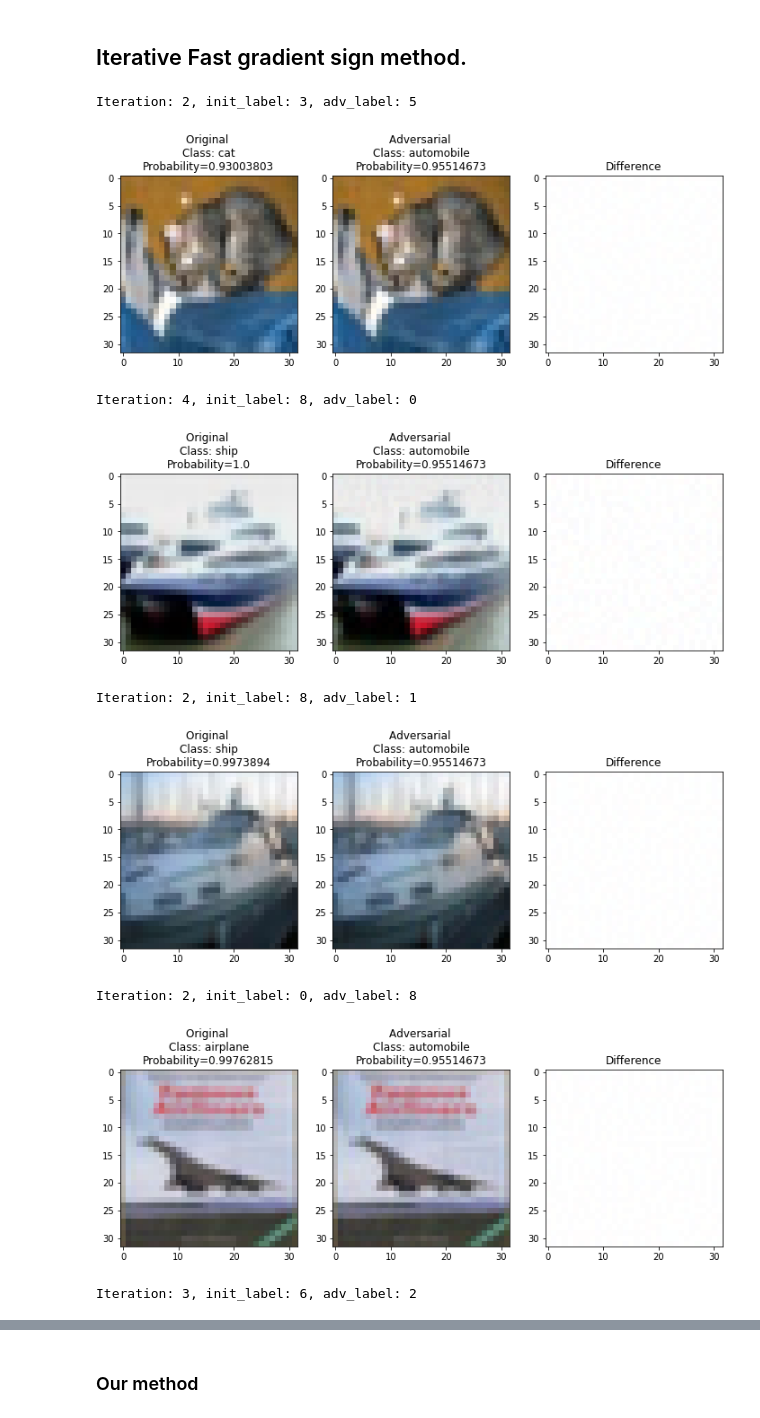
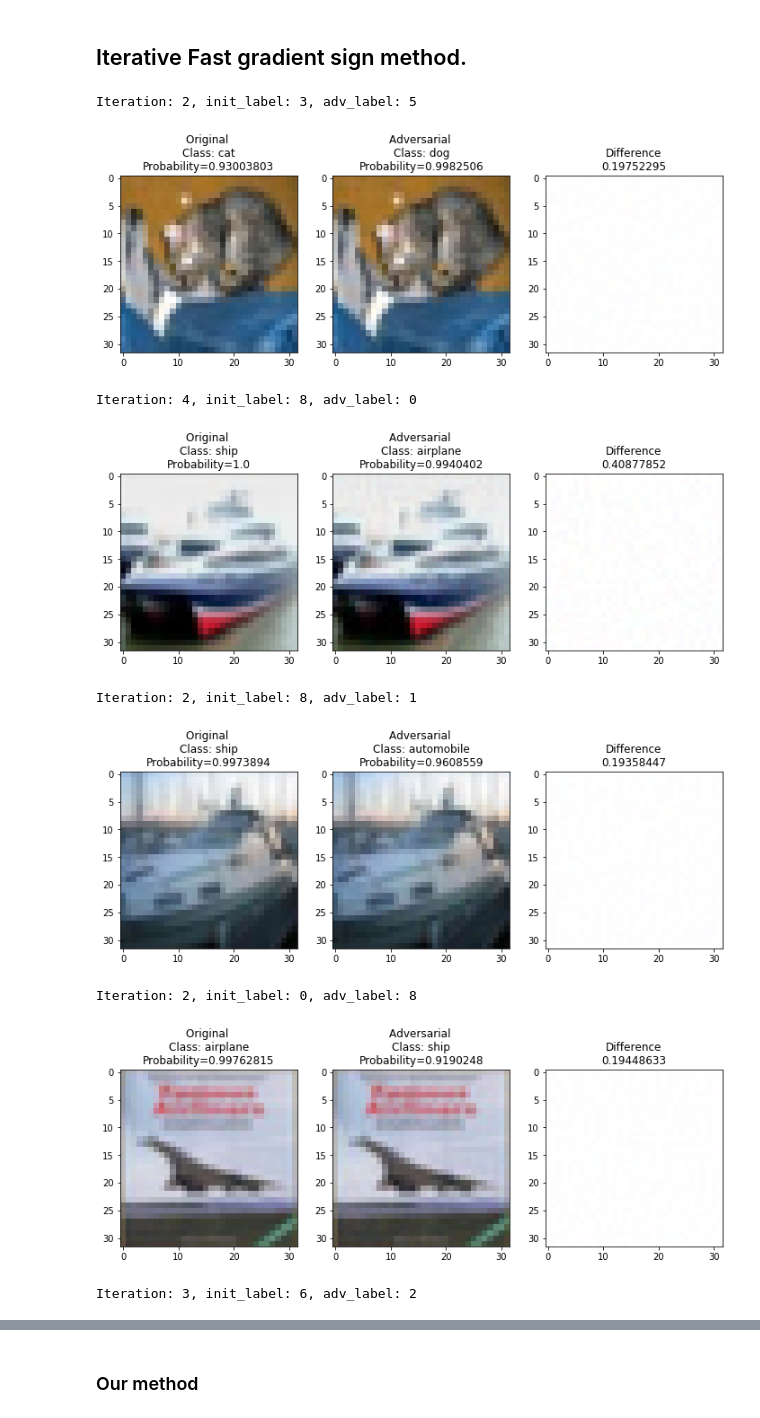
Before and after one commit to MatveyMor/Diploma-Thesis, a Jupyter notebook: Adversarial attacks CIFAR10 ResNet.ipynb, the cells around one changed output, grey strips where cells are left out. Drawn from its saved outputs; the diff is of its cells as text; code cells hidden in the pictures.

```diff
--- a/Adversarial attacks CIFAR10 ResNet.ipynb
+++ b/Adversarial attacks CIFAR10 ResNet.ipynb
@@ -178,7 +178,7 @@ def simba_single(model, x, y, num_iters=10000, epsilon=0.2):
 
     while True:
         diff = torch.zeros(n_dims)
-        diff[torch.randint(0, 32*32, (1,))[0]] = epsilon
+        diff[torch.randint(0, 3*32*32, (1,))[0]] = epsilon
         left_prob = get_probs(model, (x - diff.view(x.size()).to(device)).clamp(0, 1), y)
 
         if left_prob < last_prob:
@@ -242,7 +242,7 @@ for i in range(5):
 
     plt.subplot(133)
     plt.imshow(1-difference, cmap='gray')
-    plt.title('Difference')
+    plt.title('Difference' + '\n' + str(np.linalg.norm(difference.reshape(3,32,32))))
 
     plt.show()
 # %% [output]
@@ -307,7 +307,7 @@ for i in range(5):
     prob_original = softmax(net(example.reshape(1, 3, 32, 32).to(device)).data.cpu().numpy()[0])
 
     adv_image, difference = fgsm_attack(example_data[i], 1e-5, data_grad[i])
-    prob_adv = softmax(net(x.reshape(1, 3, 32, 32).to(device)).data.cpu().numpy()[0])
+    prob_adv = softmax(net(adv_image.reshape(1, 3, 32, 32).to(device)).data.cpu().numpy()[0])
 
     fig, axes = plt.subplots(figsize=[12, 12])
 
@@ -329,7 +329,7 @@ for i in range(5):
     plt.subplot(133)
 
     plt.imshow(1 - difference)
-    plt.title('Difference')
+    plt.title('Difference' + '\n' + str(np.linalg.norm(difference.reshape(3,32,32))))
 
     plt.show()
 # %% [output]
@@ -387,43 +387,43 @@ for i in range(5):
     prob_original = softmax(net(example.reshape(1, 3, 32, 32).to(device)).data.cpu().numpy()[0])
 
     adv_image = ifgsm_attack(example, example_targets[i], net, loss, 0.005, iteration=1)
-    prob_adv = softmax(net(x.reshape(1, 3, 32, 32).to(device)).data.cpu().numpy()[0])
+    prob_adv = softmax(net(adv_image.reshape(1, 3, 32, 32).to(device)).data.cpu().numpy()[0])
 
     fig, axes = plt.subplots(figsize=[12, 12])
 
     init_image = example.data.cpu().numpy()
     adv_image = adv_image.data.cpu().numpy()[0]
 
     difference = adv_image - init_image
 
     difference = np.clip(difference.transpose((1,2,0)), 0, 1)
     init_image = init_image.transpose((1,2,0))
     adv_image = adv_image.transpose((1,2,0))
 
     plt.subplot(131)
     plt.imshow(init_image)
     plt.title('Original ' + '\n'
                       + 'Class: '+ str(labels[np.argmax(prob_original)]) + '\n'
                       + 'Probability=' + str(np.max(prob_original)))
     plt.subplot(132)
     plt.imshow(adv_image)
     plt.title('Adversarial ' + '\n'
                       + 'Class: '+ str(labels[np.argmax(prob_adv)]) + '\n'
                       + 'Probability=' + str(np.max(prob_adv)))
 
     plt.subplot(133)
 
     plt.imshow(1 - difference)
-    plt.title('Difference')
+    plt.title('Difference' + '\n' + str(np.linalg.norm(difference.reshape(3,32,32))))
 
     plt.show()
 # %% [output]
 Iteration: 2, init_label: 3, adv_label: 5
-[figure, old version]
+[figure, new version]
 Iteration: 4, init_label: 8, adv_label: 0
-[figure, old version]
+[figure, new version]
 Iteration: 2, init_label: 8, adv_label: 1
-[figure, old version]
+[figure, new version]
 Iteration: 2, init_label: 0, adv_label: 8
-[figure, old version]
+[figure, new version]
 Iteration: 3, init_label: 6, adv_label: 2
```
Also changed, not shown: parts of 21 cells of this notebook.
